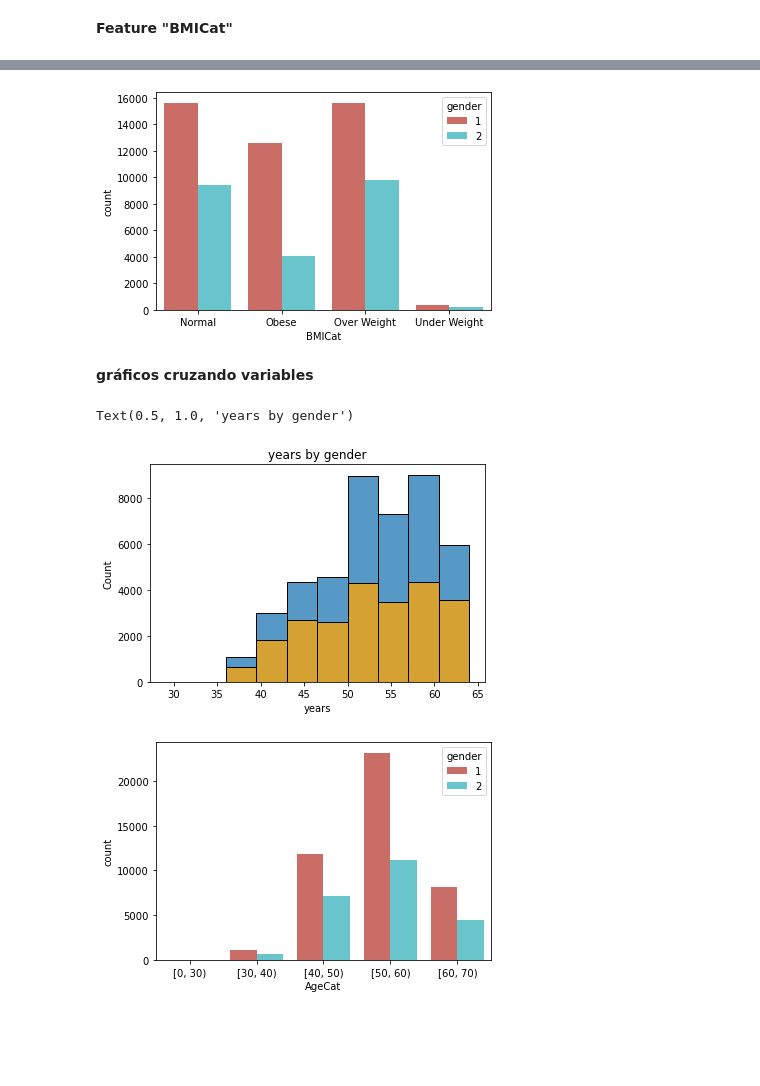
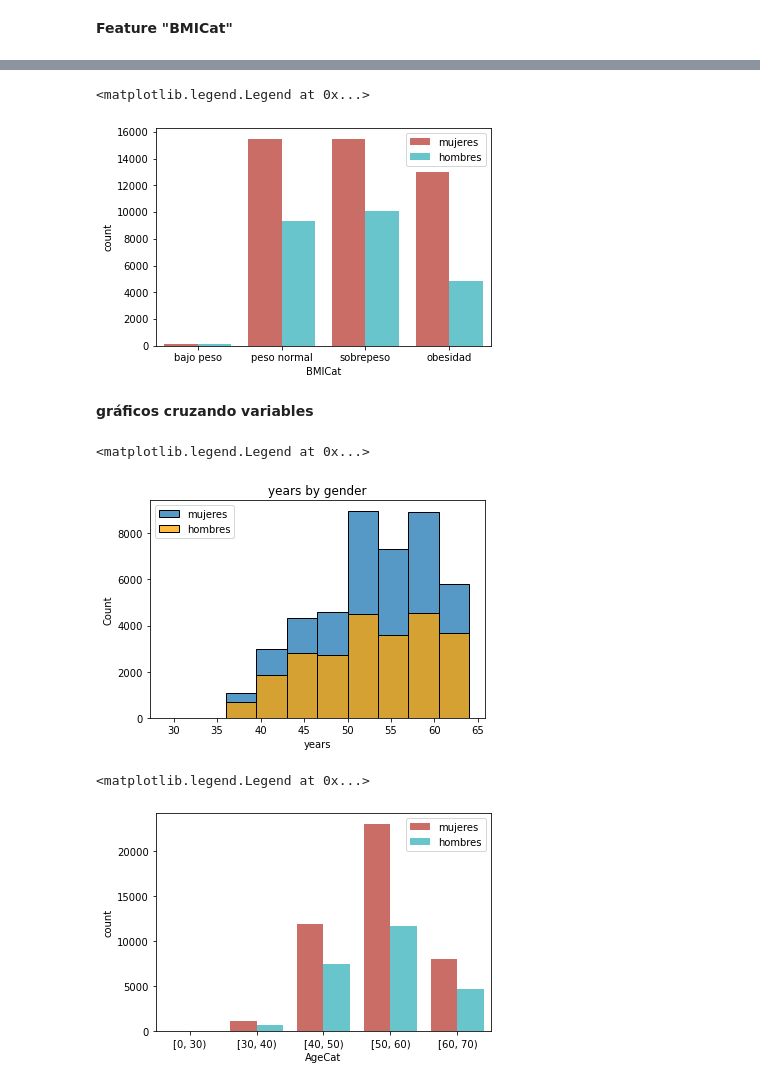
Before and after one commit to iamcest/risk_factors, a Jupyter notebook: scripts/Maia_explorer.ipynb, the cells around one changed output, grey strips where cells are left out. Saved outputs shown, nothing was run; the diff lists cells and outputs as text; code cells hidden in the pictures; blank space fills up the shorter version.

```diff
--- a/scripts/Maia_explorer.ipynb
+++ b/scripts/Maia_explorer.ipynb
@@ -296,0 +298,2 @@ data.shape
+# %%
+data['new_weight'] = data.apply(lambda x: x['height'] - 100 if x['weight'] < 50 else x['weight'], axis = 1)
@@ -297,3 +312,5 @@ data.shape
+# %%
+data['weight'] = data['new_weight']
 # %%
 sns.boxplot(data= data,x='weight')
 # %% [output]
@@ -346,0 +375,4 @@ sns.boxplot(data= data,x='BMI')
+# %%
+#formula BMI: peso (kg) / [estatura (m)]2
+data['BMI'] = ((data['weight'] / (data['height'] ** 2)) * 10000).round(2)
+data.head()
@@ -364,0 +406,6 @@ Name: BMICat, dtype: float64
+# %%
+
+bins = [0, 18.5, 24.9, 29.9, 60]
+#puedo crear etiquetar
+group_labels = ['bajo peso', 'peso normal', 'sobrepeso', 'obesidad']
+data['BMICat'] = pd.cut(data.BMI, bins, labels = group_labels)
@@ -365,7 +421,9 @@ Name: BMICat, dtype: float64
 # %%
 ax = sns.countplot(x="BMICat", data=data, hue= 'gender', palette="hls")
+plt.legend(["mujeres", 'hombres'])
 # %% [output]
+<matplotlib.legend.Legend at 0x...>
-[figure, old version]
+[figure, new version]
 # %% [markdown]
 **gráficos cruzando variables**
 # %%
@@ -383,13 +441,16 @@ plt.xlabel("years")
 
 # Add title
 plt.title("years by gender")
+plt.legend(["mujeres", 'hombres'])
 # %% [output]
-Text(0.5, 1.0, 'years by gender')
+<matplotlib.legend.Legend at 0x...>
-[figure, old version]
+[figure, new version]
 # %%
 ax = sns.countplot(x="AgeCat", data=data, hue= 'gender', palette="hls")
+plt.legend(["mujeres", 'hombres'])
 # %% [output]
+<matplotlib.legend.Legend at 0x...>
-[figure, old version]
+[figure, new version]
 # %%
 # Calculate correlation between each pair of variable
 corr_matrix=data.corr()
```
Also changed, not shown: parts of 27 cells of this notebook, 1 other file.
